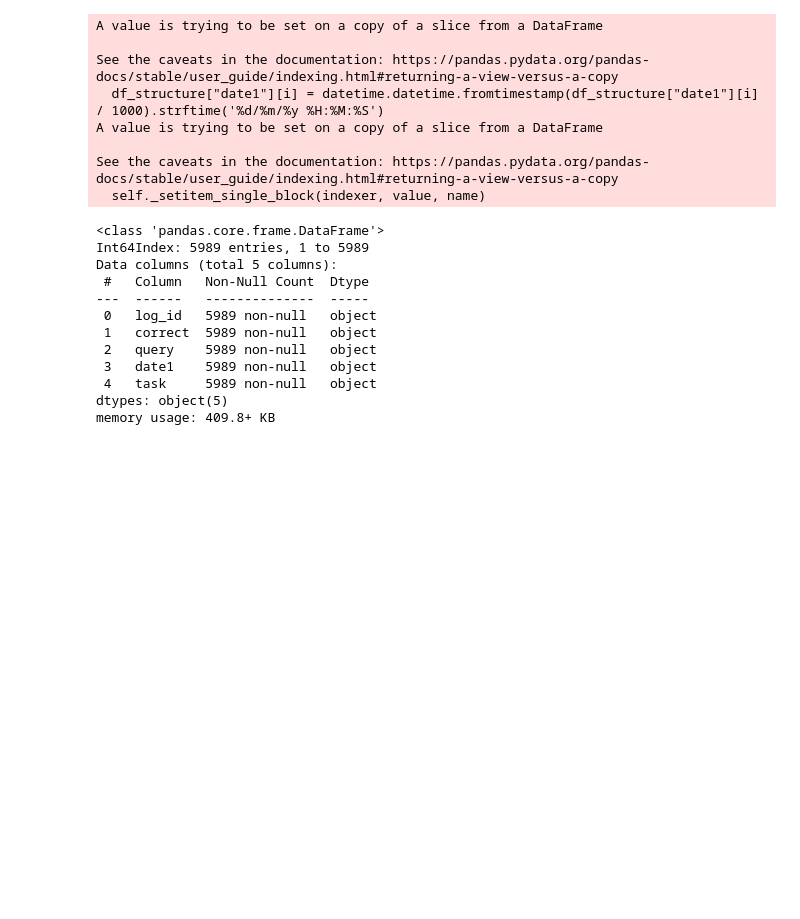
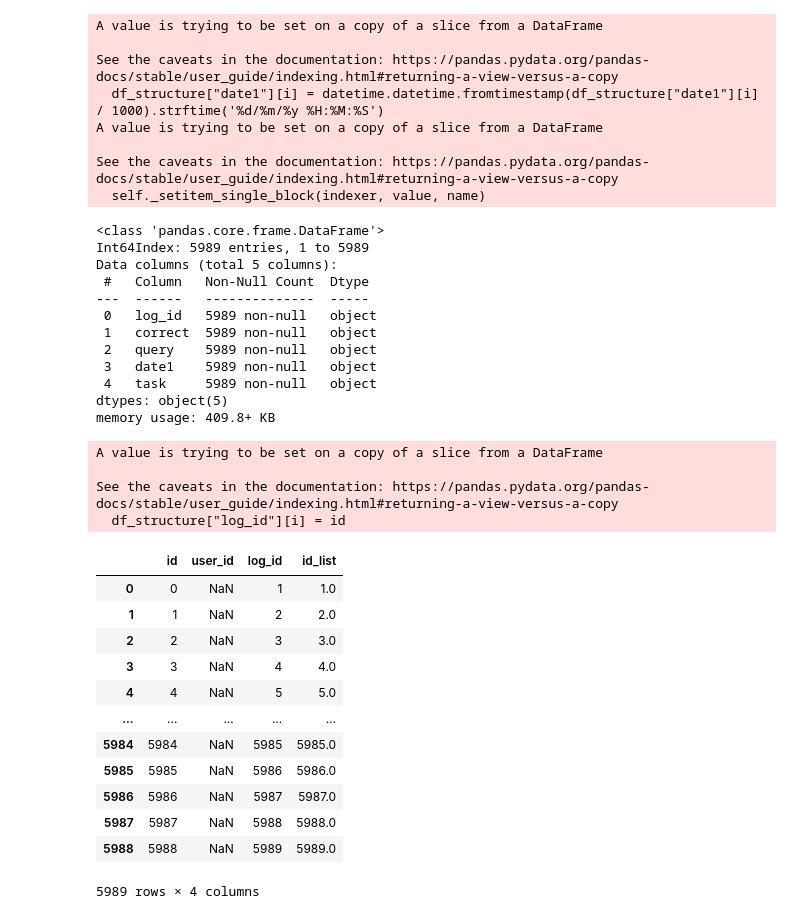
Before and after one commit to janisfroelich/ddi, a Jupyter notebook: conv_logjson_to_csv.ipynb, the cells around one changed output. Drawn from its saved outputs; the diff is of its cells as text; code cells hidden in the pictures; blank space fills up the shorter version.

Commit message:
new documents

```diff
--- a/conv_json_to_csv.ipynb
+++ b/conv_logjson_to_csv.ipynb
@@ -156,8 +156,42 @@ memory usage: 409.8+ KB
 # %%
 #Verbiungstabelle erstellen
 log_id_dict = {}
+id = 0
+df_structure["log_id"] = 0
 for i in range(1, len(df_structure["log_id"])+1):
+    id += 1
+    df_structure["log_id"][i] = id
     if df_structure["log_id"][i] not in log_id_dict:
-        log_id_dict.update({df_structure["log_id"][i]:[i]})
+        log_id_dict.update({df_structure["log_id"][i]:[id]})
     else:
-        log_id_dict[df_structure["log_id"][i]].append(i)
+        log_id_dict[df_structure["log_id"][i]].append(id)
+# %% [output]
+A value is trying to be set on a copy of a slice from a DataFrame
+
+See the caveats in the documentation: https://pandas.pydata.org/pandas-docs/stable/user_guide/indexing.html#returning-a-view-versus-a-copy
+  df_structure["log_id"][i] = id
+# %%
+#Verbindungstabelle erstellen aus log_id_dict
+df_connection = pd.DataFrame(columns=["id", "user_id", "log_id"])
+id = 0
+for i in log_id_dict.keys():
+    for n in log_id_dict[i]:
+        new_line = pd.DataFrame({"id": id, "log_id": i, "id_list": n}, index=[id])
+        df_connection = df_connection.append(new_line)
+        id += 1
+# %%
+df_connection
+# %% [output]
+|  | id | user_id | log_id | id_list |
+| 0 | 0 | NaN | 1 | 1.0 |
+| 1 | 1 | NaN | 2 | 2.0 |
+| 2 | 2 | NaN | 3 | 3.0 |
+| 3 | 3 | NaN | 4 | 4.0 |
+| 4 | 4 | NaN | 5 | 5.0 |
+| ... | ... | ... | ... | ... |
+| 5984 | 5984 | NaN | 5985 | 5985.0 |
+| 5985 | 5985 | NaN | 5986 | 5986.0 |
+| 5986 | 5986 | NaN | 5987 | 5987.0 |
+| 5987 | 5987 | NaN | 5988 | 5988.0 |
+| 5988 | 5988 | NaN | 5989 | 5989.0 |
+5989 rows × 4 columns
```
Also changed, not shown: parts of 2 cells of this notebook, 6 other files.
